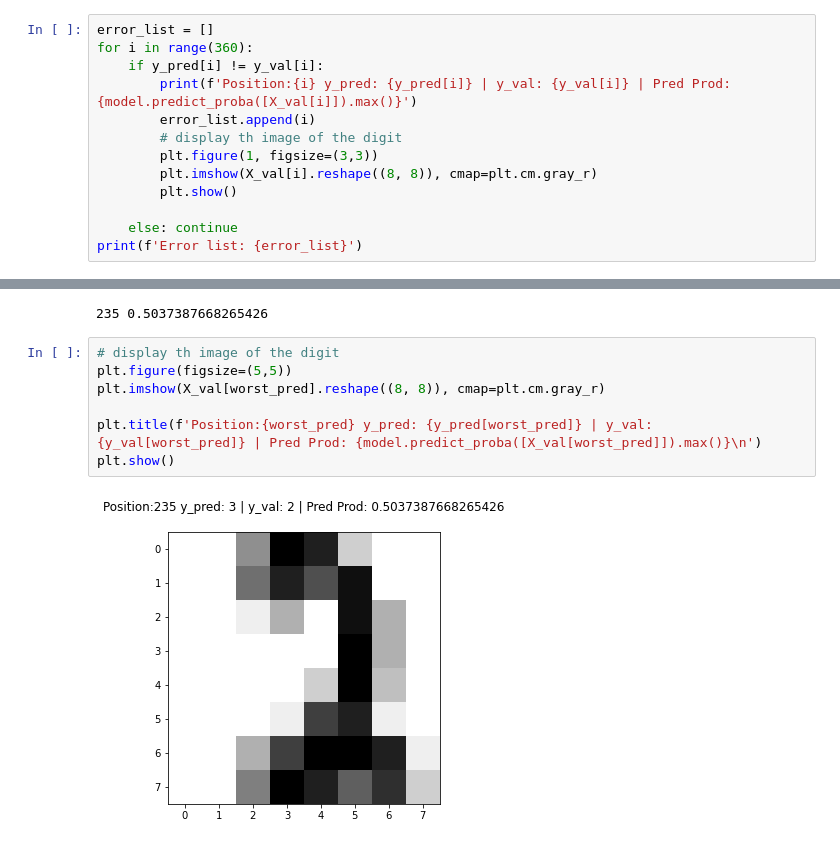
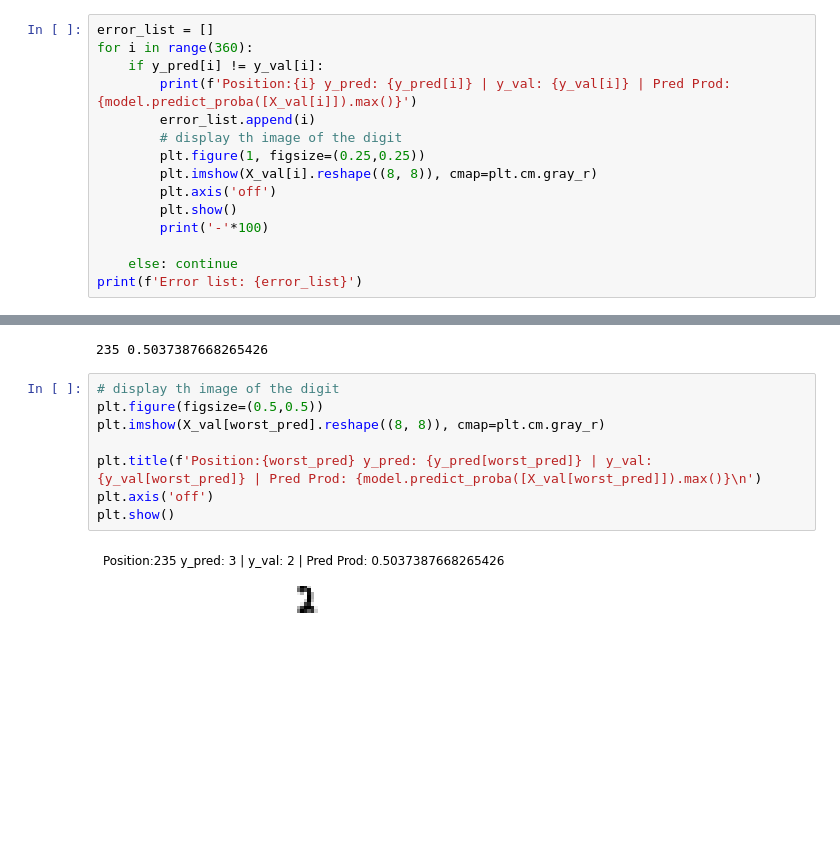
Before and after one commit to nicoambrosis/Introduccion-al-Aprendizaje-Automatico, a Jupyter notebook: 03 Regresion Logística.ipynb, the cells around one changed output, grey strips where cells are left out. Saved outputs shown, nothing was run; the diff lists cells and outputs as text; blank space fills up the shorter version.

```diff
--- a/03 Regresion Logística.ipynb
+++ b/03 Regresion Logística.ipynb
@@ -324,9 +328,11 @@ for i in range(360):
         print(f'Position:{i} y_pred: {y_pred[i]} | y_val: {y_val[i]} | Pred Prod: {model.predict_proba([X_val[i]]).max()}')
         error_list.append(i)
         # display th image of the digit
-        plt.figure(1, figsize=(3,3))
+        plt.figure(1, figsize=(0.25,0.25))
         plt.imshow(X_val[i].reshape((8, 8)), cmap=plt.cm.gray_r)
+        plt.axis('off')
         plt.show()
+        print('-'*100)
 
     else: continue
 print(f'Error list: {error_list}')
@@ -373,10 +384,11 @@ print(worst_pred, pred_prob_dict[worst_pred])
 235 0.5037387668265426
 # %%
 # display th image of the digit
-plt.figure(figsize=(5,5))
+plt.figure(figsize=(0.5,0.5))
 plt.imshow(X_val[worst_pred].reshape((8, 8)), cmap=plt.cm.gray_r)
 
 plt.title(f'Position:{worst_pred} y_pred: {y_pred[worst_pred]} | y_val: {y_val[worst_pred]} | Pred Prod: {model.predict_proba([X_val[worst_pred]]).max()}\n')
+plt.axis('off')
 plt.show()
 # %% [output]
-[figure, old version]
+[figure, new version]
```
Also changed, not shown: parts of 3 cells of this notebook.
